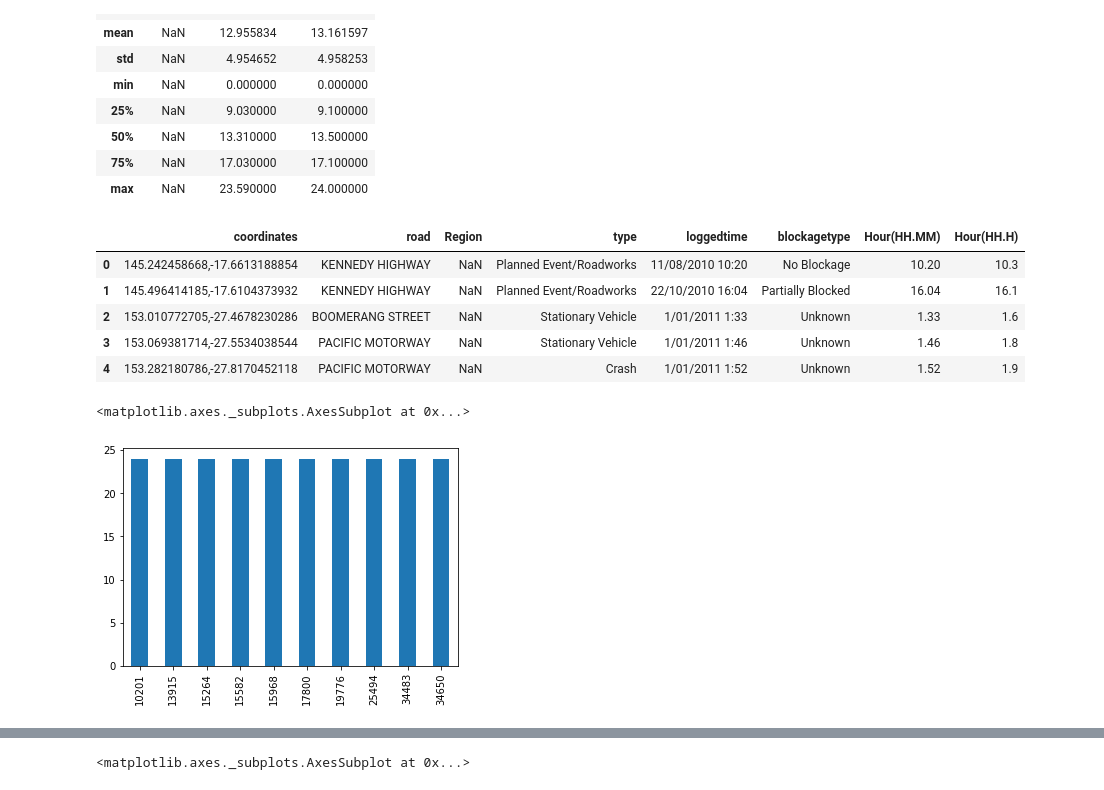
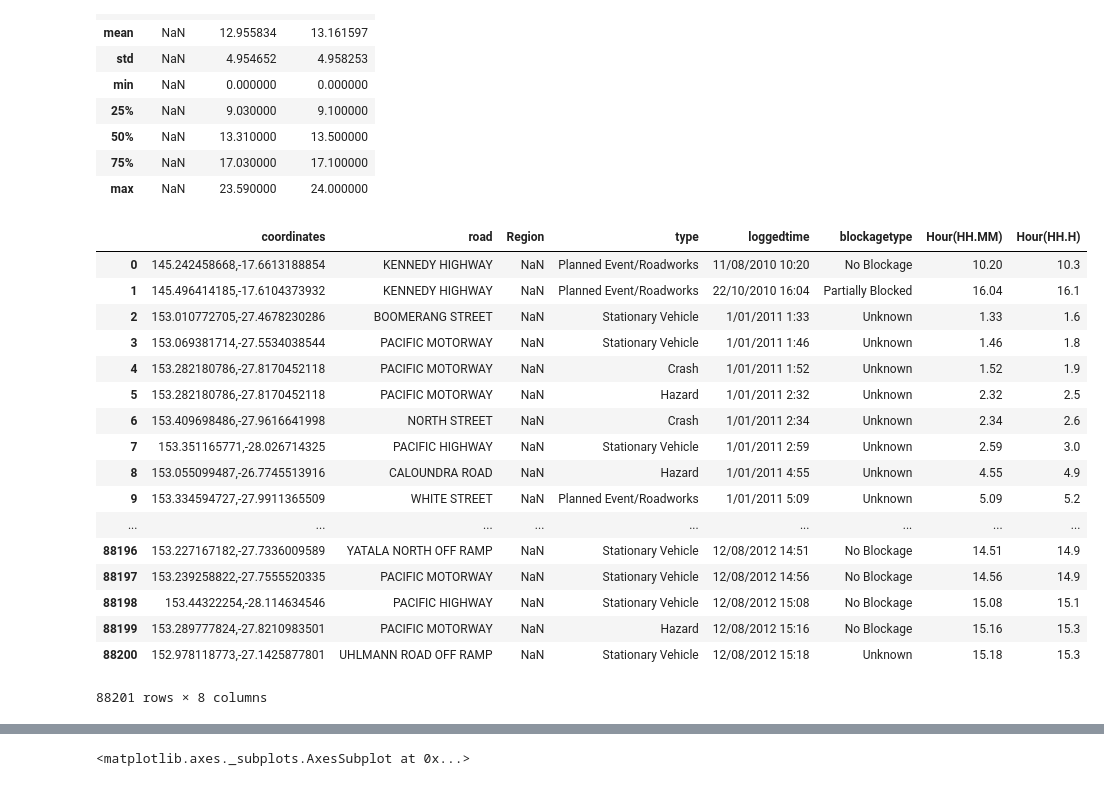
Before and after one commit to jaworra/Jupyter-Notebooks, a Jupyter notebook: crashDataAnalysis.ipynb, the cells around one changed output, grey strips where cells are left out. Cells and saved outputs as stored; diff of their text form; code cells hidden in the pictures.

```diff
--- a/crashDataAnalysis.ipynb
+++ b/crashDataAnalysis.ipynb
@@ -17,16 +17,23 @@ incidents.describe()
 | 75% | NaN | 17.030000 | 17.100000 |
 | max | NaN | 23.590000 | 24.000000 |
 # %%
-incidents.head()
+incidents
 # %% [output]
 |  | coordinates | road | Region | type | loggedtime | blockagetype | Hour(HH.MM) | Hour(HH.H) |
 | 0 | 145.242458668,-17.6613188854 | KENNEDY HIGHWAY | NaN | Planned Event/Roadworks | 11/08/2010 10:20 | No Blockage | 10.20 | 10.3 |
 | 1 | 145.496414185,-17.6104373932 | KENNEDY HIGHWAY | NaN | Planned Event/Roadworks | 22/10/2010 16:04 | Partially Blocked | 16.04 | 16.1 |
 | 2 | 153.010772705,-27.4678230286 | BOOMERANG STREET | NaN | Stationary Vehicle | 1/01/2011 1:33 | Unknown | 1.33 | 1.6 |
 | 3 | 153.069381714,-27.5534038544 | PACIFIC MOTORWAY | NaN | Stationary Vehicle | 1/01/2011 1:46 | Unknown | 1.46 | 1.8 |
 | 4 | 153.282180786,-27.8170452118 | PACIFIC MOTORWAY | NaN | Crash | 1/01/2011 1:52 | Unknown | 1.52 | 1.9 |
+| 5 | 153.282180786,-27.8170452118 | PACIFIC MOTORWAY | NaN | Hazard | 1/01/2011 2:32 | Unknown | 2.32 | 2.5 |
+| 6 | 153.409698486,-27.9616641998 | NORTH STREET | NaN | Crash | 1/01/2011 2:34 | Unknown | 2.34 | 2.6 |
+| 7 | 153.351165771,-28.026714325 | PACIFIC HIGHWAY | NaN | Stationary Vehicle | 1/01/2011 2:59 | Unknown | 2.59 | 3.0 |
+| 8 | 153.055099487,-26.7745513916 | CALOUNDRA ROAD | NaN | Hazard | 1/01/2011 4:55 | Unknown | 4.55 | 4.9 |
+| 9 | 153.334594727,-27.9911365509 | WHITE STREET | NaN | Planned Event/Roadworks | 1/01/2011 5:09 | Unknown | 5.09 | 5.2 |
+| ... | ... | ... | ... | ... | ... | ... | ... | ... |
+| 88196 | 153.227167182,-27.7336009589 | YATALA NORTH OFF RAMP | NaN | Stationary Vehicle | 12/08/2012 14:51 | No Blockage | 14.51 | 14.9 |
+| 88197 | 153.239258822,-27.7555520335 | PACIFIC MOTORWAY | NaN | Stationary Vehicle | 12/08/2012 14:56 | No Blockage | 14.56 | 14.9 |
+| 88198 | 153.44322254,-28.114634546 | PACIFIC HIGHWAY | NaN | Stationary Vehicle | 12/08/2012 15:08 | No Blockage | 15.08 | 15.1 |
+| 88199 | 153.289777824,-27.8210983501 | PACIFIC MOTORWAY | NaN | Hazard | 12/08/2012 15:16 | No Blockage | 15.16 | 15.3 |
+| 88200 | 152.978118773,-27.1425877801 | UHLMANN ROAD OFF RAMP | NaN | Stationary Vehicle | 12/08/2012 15:18 | Unknown | 15.18 | 15.3 |
+88201 rows × 8 columns
-# %%
-incidents['Hour(HH.H)'].nlargest(10).plot(kind='bar')
-# %% [output]
-<matplotlib.axes._subplots.AxesSubplot at 0x...>
-[figure, removed]
```
Also changed, not shown: parts of 9 cells of this notebook, 1 other file.
